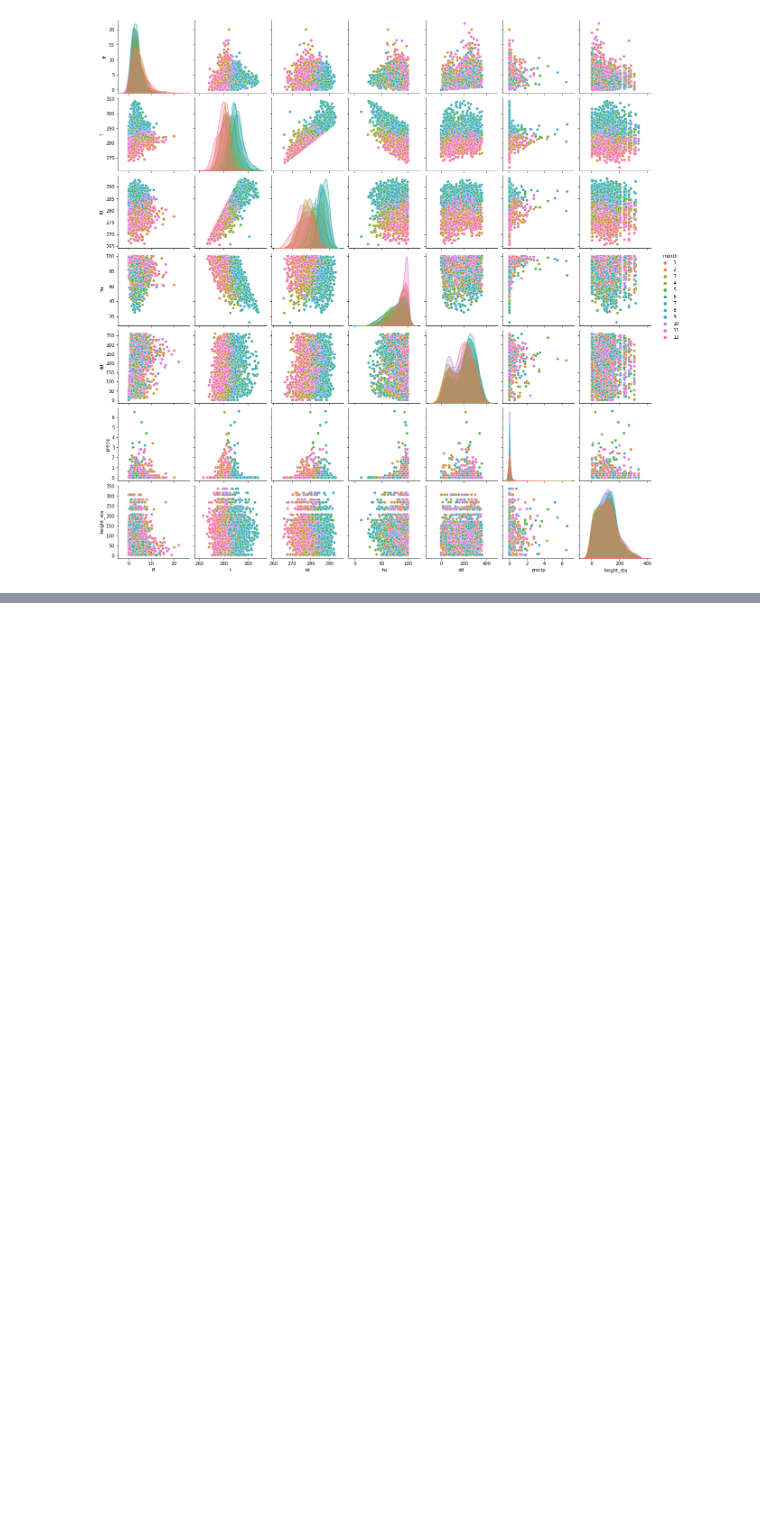
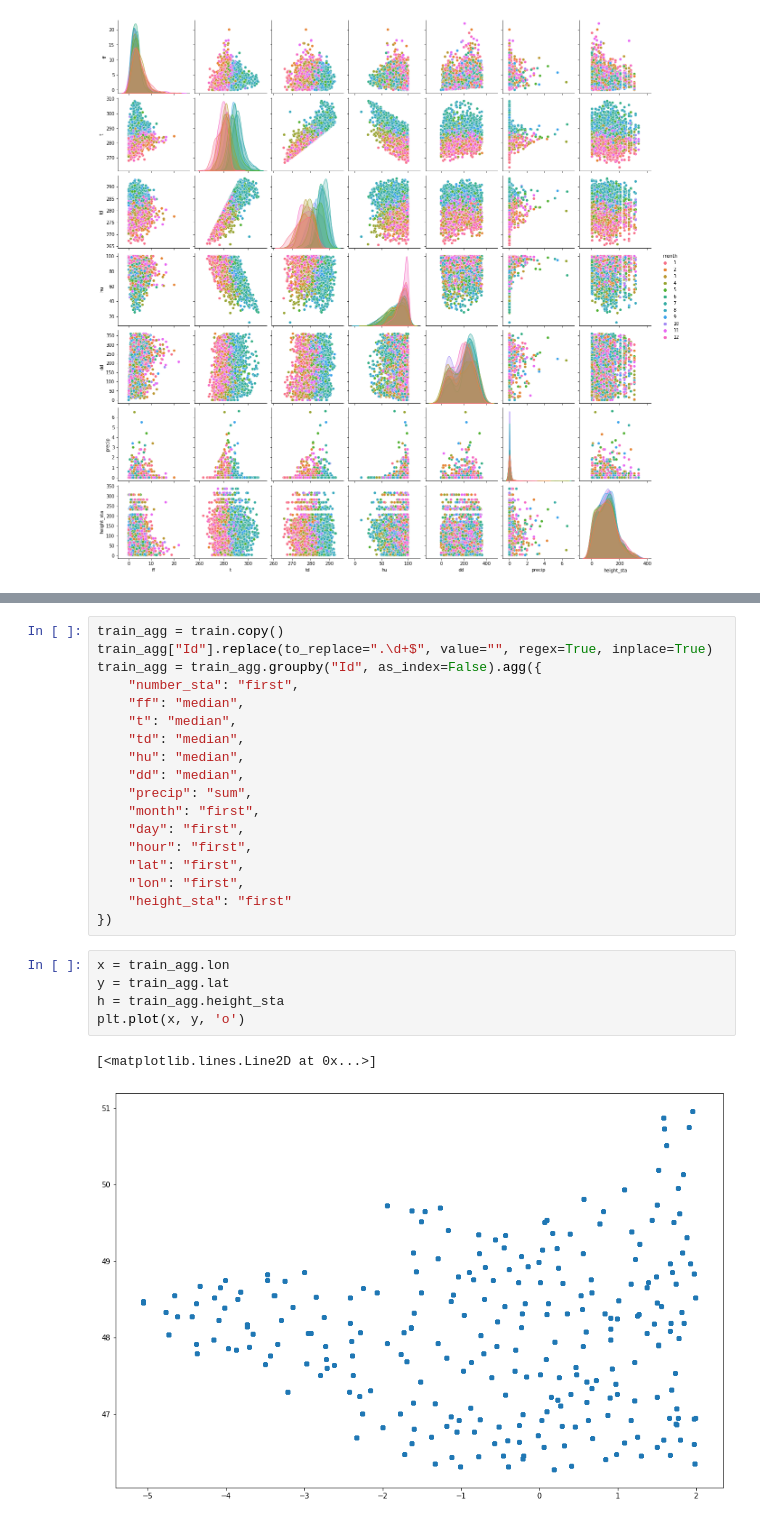
Before and after one commit to bgtyuh/defi-ia-2022, a Jupyter notebook: visu.ipynb, the cells around one changed output, grey strips where cells are left out. Drawn from its saved outputs; the diff is of its cells as text; blank space fills up the shorter version.

```diff
--- a/visu.ipynb
+++ b/visu.ipynb
@@ -60,0 +61,26 @@ sns.heatmap(train.corr(), square=True, linewidths=1);
+# %%
+train_agg = train.copy()
+train_agg["Id"].replace(to_replace=".\d+$", value="", regex=True, inplace=True)
+train_agg = train_agg.groupby("Id", as_index=False).agg({
+    "number_sta": "first",
+    "ff": "median",
+    "t": "median",
+    "td": "median",
+    "hu": "median",
+    "dd": "median",
+    "precip": "sum",
+    "month": "first",
+    "day": "first",
+    "hour": "first",
+    "lat": "first",
+    "lon": "first",
+    "height_sta": "first"
+})
+# %%
+x = train_agg.lon
+y = train_agg.lat
+h = train_agg.height_sta
+plt.plot(x, y, 'o')
+# %% [output]
+[<matplotlib.lines.Line2D at 0x...>]
+[figure, added]
```
Also changed, not shown: parts of 8 cells of this notebook.
